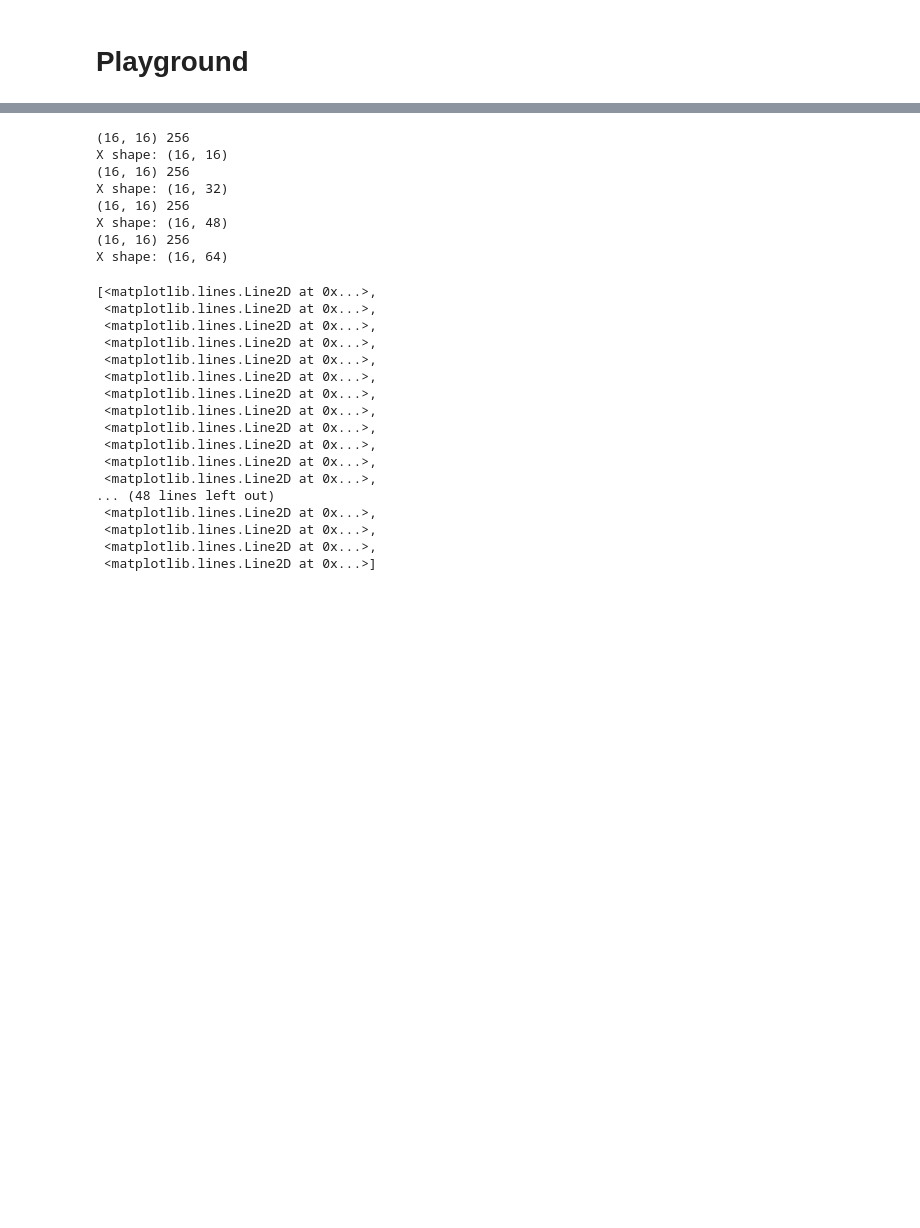
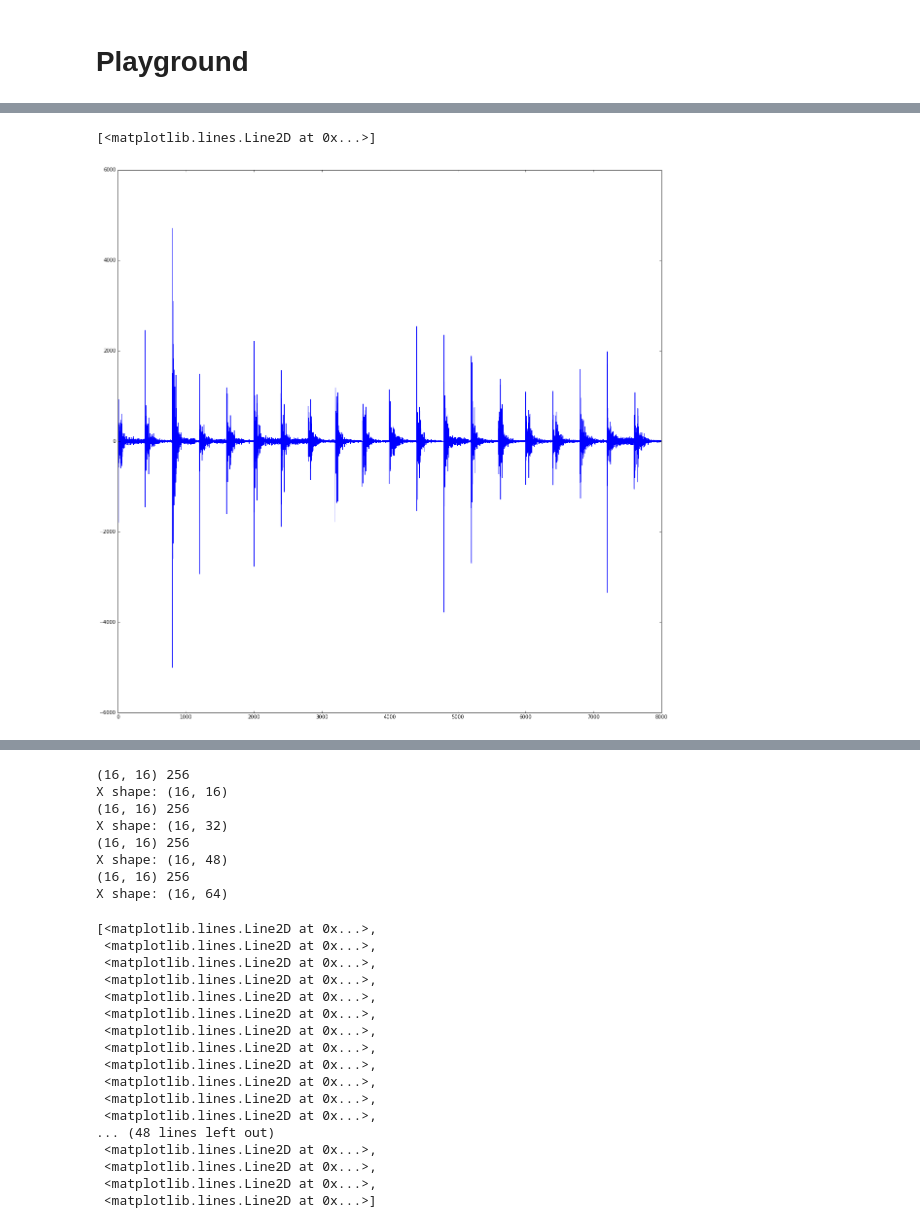
Before and after one commit to leopiney/nih-seizure-prediction, a Jupyter notebook: work/Playground.ipynb, the cells around one changed output, grey strips where cells are left out. Saved outputs shown, nothing was run; the diff lists cells and outputs as text; code cells hidden in the pictures; blank space fills up the shorter version.

```diff
--- a/work/Playground.ipynb
+++ b/work/Playground.ipynb
@@ -67,0 +84,38 @@ float32
+# %%
+from scipy.fftpack import rfft
+
+def stft(x, fs, framesz, hop):
+    framesamp = int(framesz*fs)
+    hopsamp = int(hop*fs)
+    w = scipy.hanning(framesamp)
+    X = scipy.array([rfft(w*x[i:i+framesamp])
+                     for i in range(0, len(x)-framesamp, hopsamp)])
+    # X = scipy.array([scipy.fft(w*x[i:i+framesamp])
+    #                 for i in range(0, len(x)-framesamp, hopsamp)])
+
+    return X
+# %%
+mat_data = scipy.io.loadmat('/data/train_1/1_45_1.mat', verify_compressed_data_integrity=False)
+data = mat_data['dataStruct']
+print(data.dtype, data['sequence'][0].shape, data['sequence'].dtype)
+x = data[0][0][0].transpose()
+print(x.dtype)
+
+x0 = x[0]
+
+print(x0.shape)
+
+x0_stft = stft(x0, 400, 1, 30)
+
+print(x0_stft.shape)
+print(x0_stft[0,:].shape)
+
+x0_stft = x0_stft.reshape((1, x0_stft.shape[0] * x0_stft.shape[1]))[0:]
+print('x0_stft shape:', x0_stft.shape)
+
+x1_stft = stft(x0_stft[0:], 400, 1, 60)
+print(x1_stft.shape)
+print(x1_stft[0,:].shape)
+
+x1_stft = x1_stft.reshape((1, x1_stft.shape[0] * x1_stft.shape[1]))
+print(x1_stft.shape)
@@ -67,0 +131,5 @@ float32
+# %%
+plt.plot(x0_stft[0,:])
+# %% [output]
+[<matplotlib.lines.Line2D at 0x...>]
+[figure, added]
```
Also changed, not shown: parts of 12 cells of this notebook, 2 other files.
